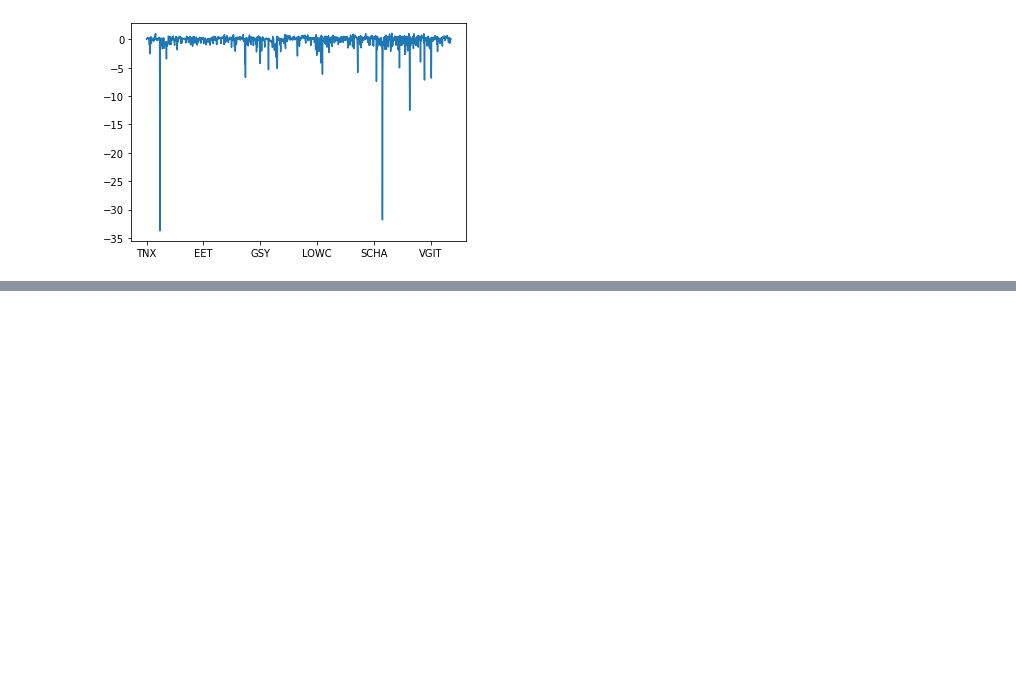
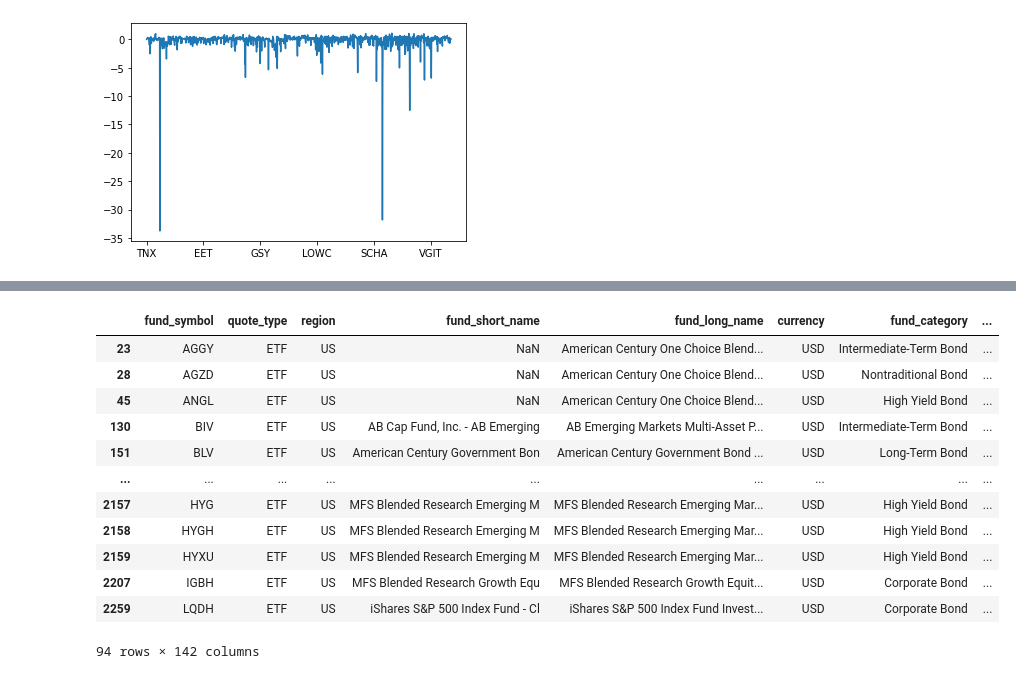
Before and after one commit to ammo888/nu_project1, a Jupyter notebook: ETF_TNX.ipynb, the cells around one changed output, grey strips where cells are left out. Cells and saved outputs as stored; diff of their text form; code cells hidden in the pictures; blank space fills up the shorter version.

```diff
--- a/ETF_TNX.ipynb
+++ b/ETF_TNX.ipynb
@@ -81,0 +193,17 @@ sharpe_ratio.plot()
+# %%
+positive_sharpe_bond_etfs = bond_etfs[bond_etfs.fund_sharpe_ratio_5years > 0]
+positive_sharpe_bond_etfs
+# %% [output]
+|  | fund_symbol | quote_type | region | fund_short_name | fund_long_name | currency | fund_category | ... |
+| 23 | AGGY | ETF | US | NaN | American Century One Choice Blend... | USD | Intermediate-Term Bond | ... |
+| 28 | AGZD | ETF | US | NaN | American Century One Choice Blend... | USD | Nontraditional Bond | ... |
+| 45 | ANGL | ETF | US | NaN | American Century One Choice Blend... | USD | High Yield Bond | ... |
+| 130 | BIV | ETF | US | AB Cap Fund, Inc. - AB Emerging | AB Emerging Markets Multi-Asset P... | USD | Intermediate-Term Bond | ... |
+| 151 | BLV | ETF | US | American Century Government Bon | American Century Government Bond ... | USD | Long-Term Bond | ... |
+| ... | ... | ... | ... | ... | ... | ... | ... | ... |
+| 2157 | HYG | ETF | US | MFS Blended Research Emerging M | MFS Blended Research Emerging Mar... | USD | High Yield Bond | ... |
+| 2158 | HYGH | ETF | US | MFS Blended Research Emerging M | MFS Blended Research Emerging Mar... | USD | High Yield Bond | ... |
+| 2159 | HYXU | ETF | US | MFS Blended Research Emerging M | MFS Blended Research Emerging Mar... | USD | High Yield Bond | ... |
+| 2207 | IGBH | ETF | US | MFS Blended Research Growth Equ | MFS Blended Research Growth Equit... | USD | Corporate Bond | ... |
+| 2259 | LQDH | ETF | US | iShares S&P 500 Index Fund - Cl | iShares S&P 500 Index Fund Invest... | USD | Corporate Bond | ... |
+94 rows × 142 columns
```
Also changed, not shown: parts of 22 cells of this notebook, 1 other file.
